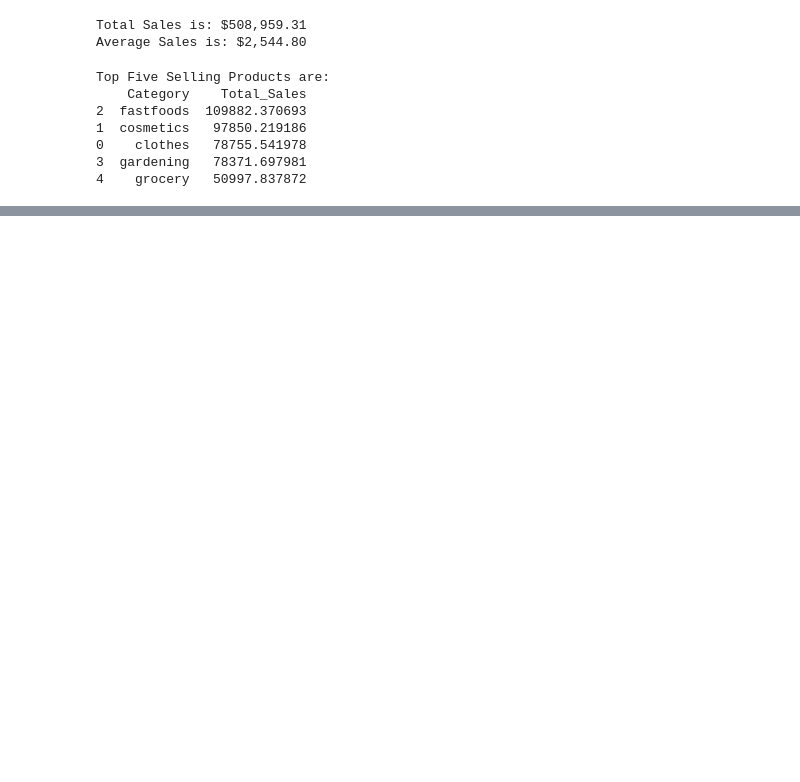
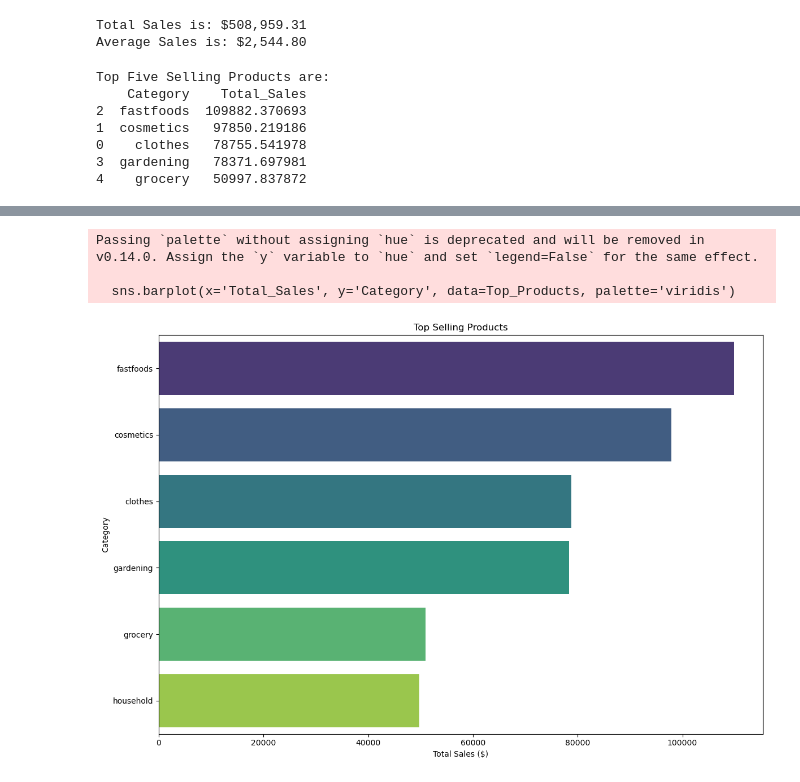
Before and after one commit to Ahsinal/BrainwaveTask1, a Jupyter notebook: Task1_Brainwave.ipynb, the cells around one changed output, grey strips where cells are left out. Drawn from its saved outputs; the diff is of its cells as text; code cells hidden in the pictures; blank space fills up the shorter version.

```diff
--- a/Task1_Brainwave.ipynb
+++ b/Task1_Brainwave.ipynb
@@ -178,0 +221,20 @@ Top Five Selling Products are:
+# %%
+import seaborn as sns
+
+# Top 10 products by total sales
+Top_Products = Top_Selling_Products.head(6)
+
+# Plot bar chart
+plt.figure(figsize=(12, 8))
+sns.barplot(x='Total_Sales', y='Category', data=Top_Products, palette='viridis')
+plt.title('Top Selling Products')
+plt.xlabel('Total Sales ($)')
+plt.ylabel('Category')
+plt.tight_layout()
+plt.savefig('Top_Selling_Products.png')  # Save the plot as an image file
+plt.show()
+# %% [output]
+Passing `palette` without assigning `hue` is deprecated and will be removed in v0.14.0. Assign the `y` variable to `hue` and set `legend=False` for the same effect.
+
+  sns.barplot(x='Total_Sales', y='Category', data=Top_Products, palette='viridis')
+[figure, added]
```
Also changed, not shown: parts of 5 cells of this notebook, 4 other files.
